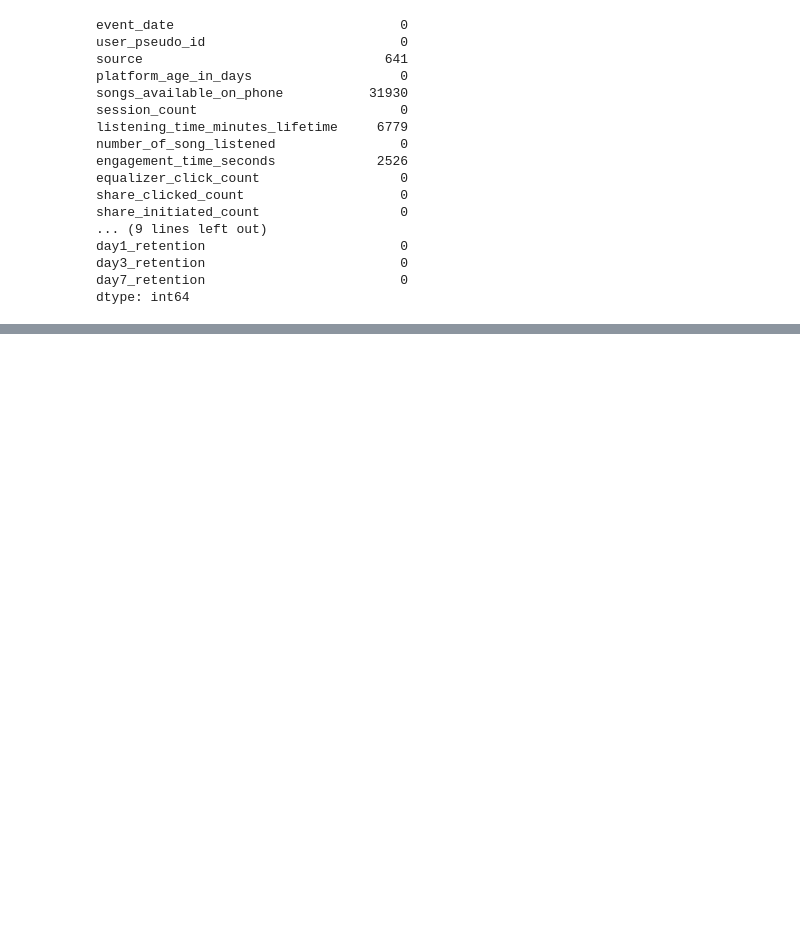
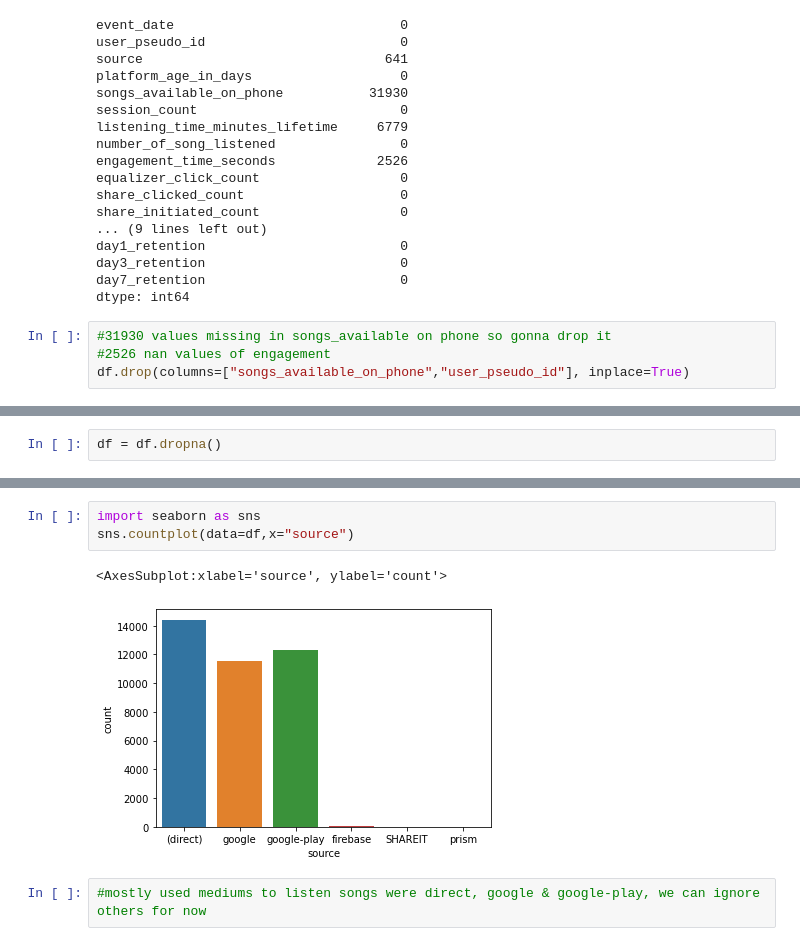
Before and after one commit to berserkarray/kaustubh, a Jupyter notebook: kautubh.ipynb, the cells around one changed output, grey strips where cells are left out. Saved outputs shown, nothing was run; the diff lists cells and outputs as text; blank space fills up the shorter version.

```diff
--- a/kautubh.ipynb
+++ b/kautubh.ipynb
@@ -64,3 +64,7 @@ day1_retention                         0
 day3_retention                         0
 day7_retention                         0
 dtype: int64
+# %%
+#31930 values missing in songs_available on phone so gonna drop it
+#2526 nan values of engagement
+df.drop(columns=["songs_available_on_phone","user_pseudo_id"], inplace=True)
@@ -66,0 +91,2 @@ dtype: int64
+# %%
+df = df.dropna()
@@ -66,0 +113,8 @@ dtype: int64
+# %%
+import seaborn as sns
+sns.countplot(data=df,x="source")
+# %% [output]
+<AxesSubplot:xlabel='source', ylabel='count'>
+[figure, added]
+# %%
+#mostly used mediums to listen songs were direct, google & google-play, we can ignore others for now
```
Also changed, not shown: parts of 9 cells of this notebook.
